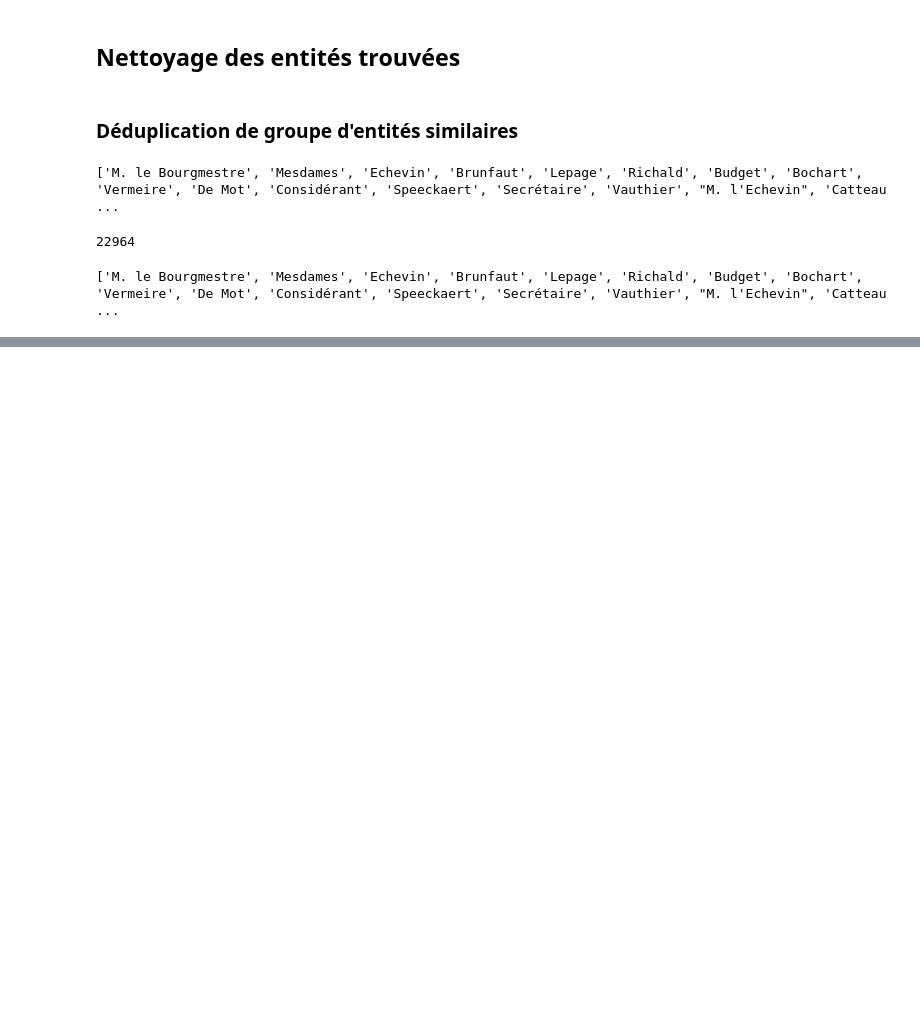
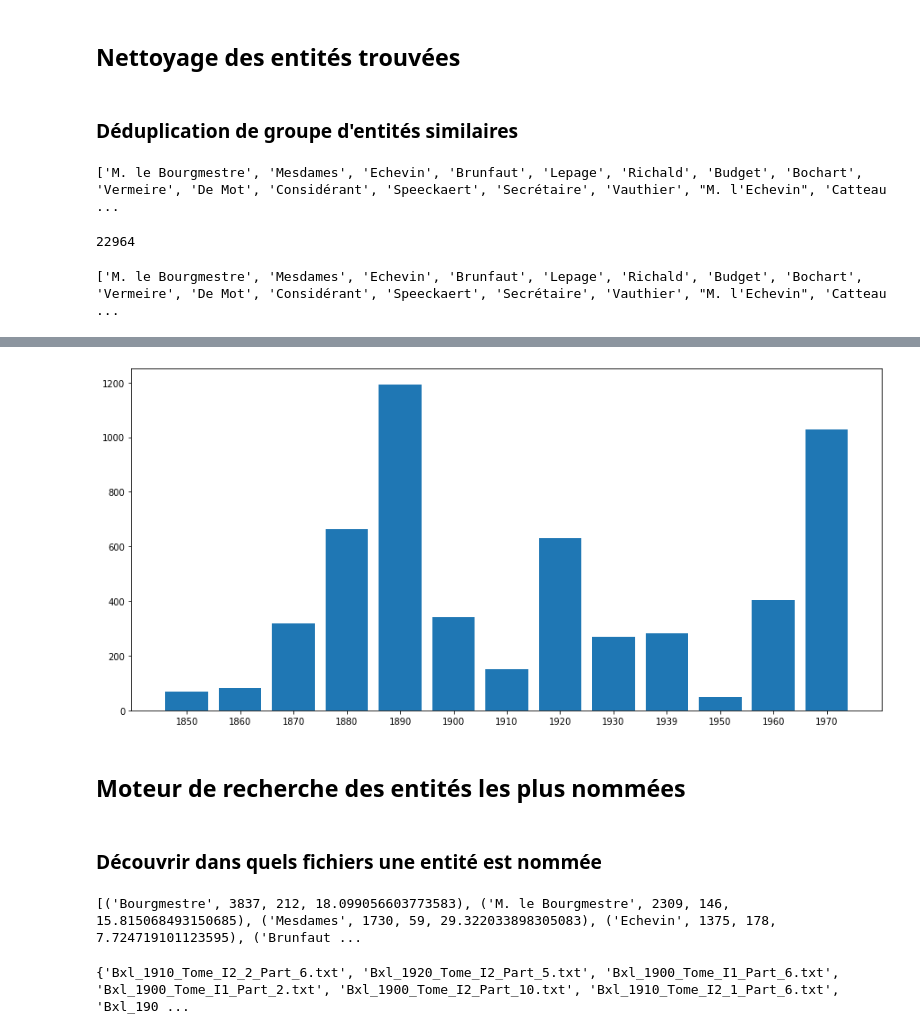
Before and after one commit to MariCanizo/tac, a Jupyter notebook: Travail Final/reconnaissance_entites.ipynb, the cells around one changed output, grey strips where cells are left out. Cells and saved outputs as stored; diff of their text form; code cells hidden in the pictures; blank space fills up the shorter version.

```diff
--- a/Travail Final/reconnaissance_entites.ipynb
+++ b/Travail Final/reconnaissance_entites.ipynb
@@ -243,0 +293,39 @@ print(list(dedup.keys())[:100])
+# %%
+plt.bar(range(len(frequencies_per_year)), list(frequencies_per_year.values()), align='center')
+plt.xticks(range(len(frequencies_per_year)), list(frequencies_per_year.keys()))
+plt.xlabel('Année')
+plt.ylabel("# fréquence d'apparition des entités nomées")
+plt.title("Évolution du nombre d'entités nommées")
+plt.show()
+# %% [output]
+[figure, added]
+# %% [markdown]
+## Moteur de recherche des entités les plus nommées
+# %% [markdown]
+### Découvrir dans quels fichiers une entité est nommée
+# %%
+entities_file = defaultdict(set)
+
+for (file, entities) in files_with_entities.items():
+    for entity in entities.keys():
+        entities_file[entity].add(file)
+
+result = []
+for (entity, freq) in sorted_people[:30]:
+    result.append((entity, freq, entities_file[entity], freq / len(entities_file[entity])))
+
+print(list(map(lambda x: (x[0], x[1], len(x[2]), x[3]), result)))
+# %% [output]
+[('Bourgmestre', 3837, 212, 18.099056603773583), ('M. le Bourgmestre', 2309, 146, 15.815068493150685), ('Mesdames', 1730, 59, 29.322033898305083), ('Echevin', 1375, 178, 7.724719101123595), ('Brunfaut ...
+# %%
+name = "Hubert"
+
+def search(n):
+    for (word, _, files, _) in result:
+        if (word == n):
+            return files
+    return "Not found"
+
+print(search(name))
+# %% [output]
+{'Bxl_1910_Tome_I2_2_Part_6.txt', 'Bxl_1920_Tome_I2_Part_5.txt', 'Bxl_1900_Tome_I1_Part_6.txt', 'Bxl_1900_Tome_I1_Part_2.txt', 'Bxl_1900_Tome_I2_Part_10.txt', 'Bxl_1910_Tome_I2_1_Part_6.txt', 'Bxl_190 ...
```
Also changed, not shown: parts of 7 cells of this notebook.
